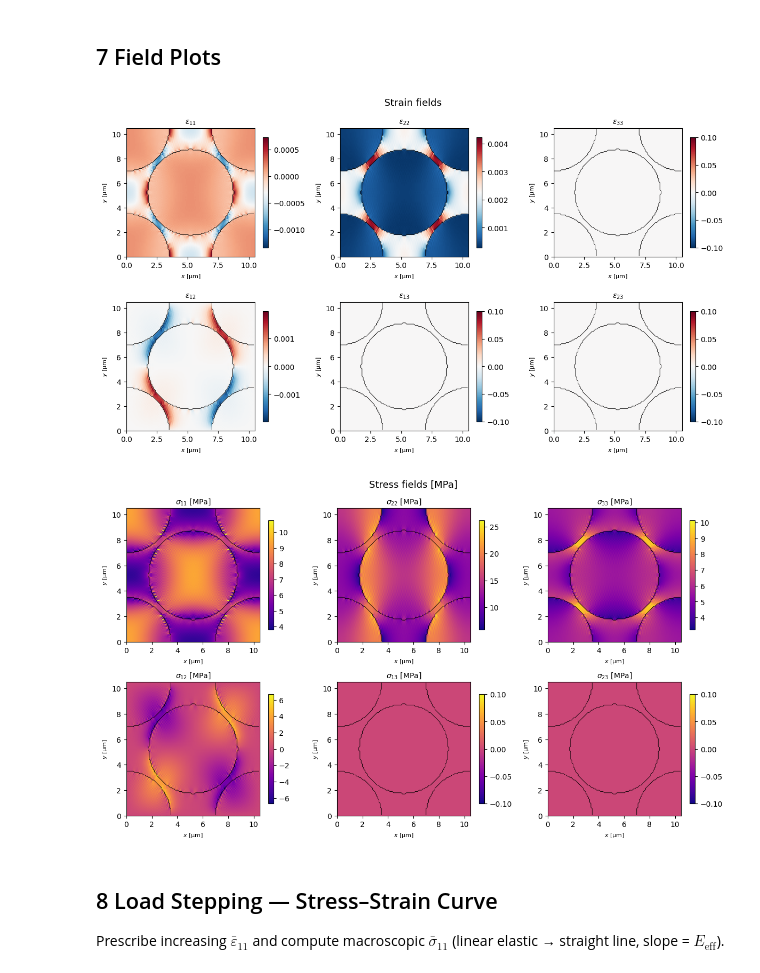
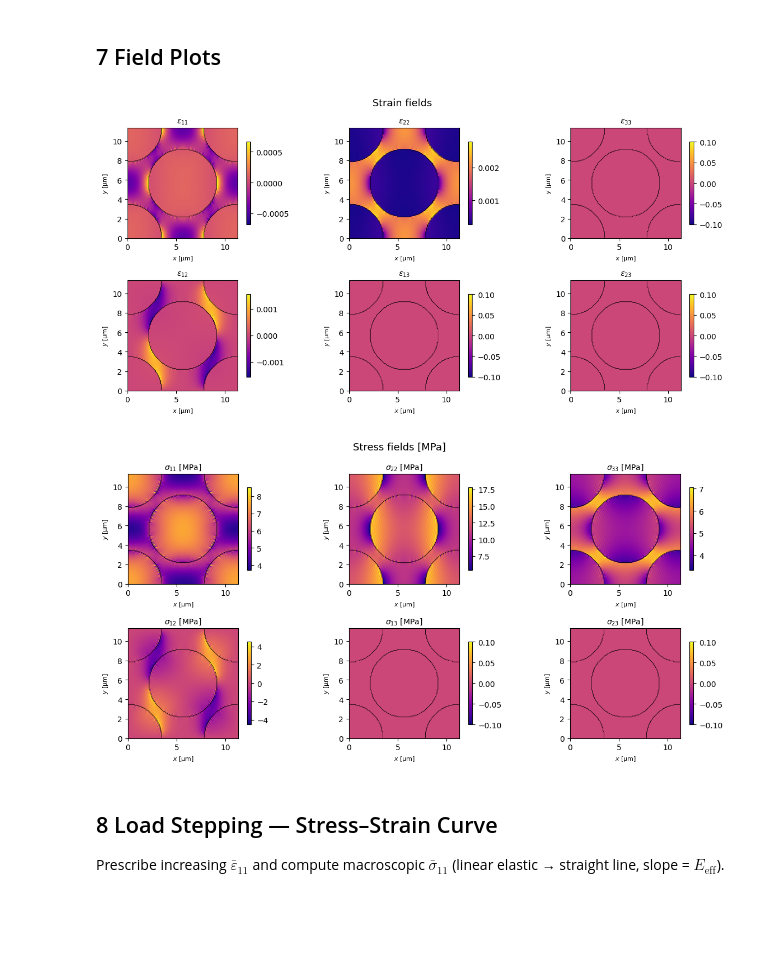
Before and after one commit to choROPeNt/FFTjax, a Jupyter notebook: notebooks/elastic_newton_cg_jax.ipynb, the cells around one changed output. Saved outputs shown, nothing was run; the diff lists cells and outputs as text; code cells hidden in the pictures; blank space fills up the shorter version.

```diff
--- a/notebooks/elastic_newton_cg_jax.ipynb
+++ b/notebooks/elastic_newton_cg_jax.ipynb
@@ -84,7 +44,7 @@ Circular stiff inclusion (steel-like) in a soft matrix (aluminium-like).
 from IPython.display import display, Markdown
 
 # ── Parameters ────────────────────────────────────────────────────────────────
-phi        = 0.7     # target fibre volume fraction
+phi        = 0.6     # target fibre volume fraction
 r_fib_um   = 3.5      # fibre radius [µm]  (7 µm diameter)
 vox_um     = 0.1    # physical voxel size [µm/px]
 
@@ -100,7 +60,7 @@ def lame(E, nu):
     return lam, mu
 
 # ── Generate RVE ──────────────────────────────────────────────────────────────
-phase_np, N, n, L, phi_ = make_rve(phi, r_fib_um, vox_um)
+phase_np, N, n, L, phi_ = make_square_composite_rve(phi, r_fib_um, vox_um)
 N_vox  = N * N
 ndim   = 3
 phase  = jnp.array(phase_np.ravel())
@@ -338,26 +246,22 @@ solve_homogenization defined — signature: (n_i, C_field, G_glob, eps_bar, tol=
 # %%
 import time
 
-eps_bar     = jnp.zeros((3, 3)).at[1, 1].set(1e-3)   # ε̄₁₁ = 0.001
+eps_bar     = jnp.zeros((3, 3)).at[1, 1].set(1e-3)
 stress_goal = jnp.zeros((3, 3, N_vox))
 
-# first call — JIT compile
 print('Tracing...')
 t0 = time.perf_counter()
-eps, sigma, info = solve_elastic(G_glob, C_field, eps_bar, stress_goal)
+eps, sigma, info = solve_elastic(n, C_field, G_glob, eps_bar, stress_goal)
 jax.block_until_ready((eps, sigma))
 t_compile = time.perf_counter() - t0
 
-# second call — compiled kernel
 t0 = time.perf_counter()
-eps, sigma, info = solve_elastic(G_glob, C_field, eps_bar, stress_goal)
+eps, sigma, info = solve_elastic(n, C_field, G_glob, eps_bar, stress_goal)
 jax.block_until_ready((eps, sigma))
 t_run = time.perf_counter() - t0
 
 print(f'Compile: {t_compile:.3f}s  |  Run: {t_run*1000:.2f}ms  |  CG info: {info}')
-
 print(eps.mean(axis=-1))
-
 print(sigma.mean(axis=-1))
 # %% [output]
 Tracing...
@@ -431,38 +335,38 @@ def field2d(arr_flat, component, title, ax, cmap='RdBu_r'):
                    extent=[0, L[0], 0, L[1]])
     ax.contour(phase_np[:, :, 0].T, levels=[0.5], colors='k',
                linewidths=0.6, origin='lower', extent=[0, L[0], 0, L[1]])
     plt.colorbar(im, ax=ax, shrink=0.75)
     ax.set_title(title, fontsize=10)
     ax.set_xlabel('$x$ [µm]', fontsize=8)
     ax.set_ylabel('$y$ [µm]', fontsize=8)
     ax.set_aspect('equal')
 
 # symmetric tensor components in Voigt order (normal first, then shear)
 strain_comps = [
     ((0,0), r'$\varepsilon_{11}$'), ((1,1), r'$\varepsilon_{22}$'), ((2,2), r'$\varepsilon_{33}$'),
     ((0,1), r'$\varepsilon_{12}$'), ((0,2), r'$\varepsilon_{13}$'), ((1,2), r'$\varepsilon_{23}$'),
 ]
 stress_comps = [
     ((0,0), r'$\sigma_{11}$ [MPa]'), ((1,1), r'$\sigma_{22}$ [MPa]'), ((2,2), r'$\sigma_{33}$ [MPa]'),
     ((0,1), r'$\sigma_{12}$ [MPa]'), ((0,2), r'$\sigma_{13}$ [MPa]'), ((1,2), r'$\sigma_{23}$ [MPa]'),
 ]
 
-fig, axes = plt.subplots(2, 3, figsize=(12, 7))
+fig, axes = plt.subplots(2, 3, figsize=(12, 6))
 for ax, (comp, title) in zip(axes.ravel(), strain_comps):
-    field2d(eps, comp, title, ax, cmap='RdBu_r')
+    field2d(eps, comp, title, ax, cmap='plasma')
 fig.suptitle('Strain fields', fontsize=13)
 plt.tight_layout()
 plt.show()
 
-fig, axes = plt.subplots(2, 3, figsize=(12, 7))
+fig, axes = plt.subplots(2, 3, figsize=(12, 6))
 for ax, (comp, title) in zip(axes.ravel(), stress_comps):
     field2d(sigma, comp, title, ax, cmap='plasma')
 fig.suptitle('Stress fields [MPa]', fontsize=13)
 plt.tight_layout()
 plt.show()
 # %% [output]
-[figure, old version]
+[figure, new version]
-[figure, old version]
+[figure, new version]
 # %% [markdown]
 ## 8  Load Stepping — Stress–Strain Curve
 
```
Also changed, not shown: parts of 12 cells of this notebook.
